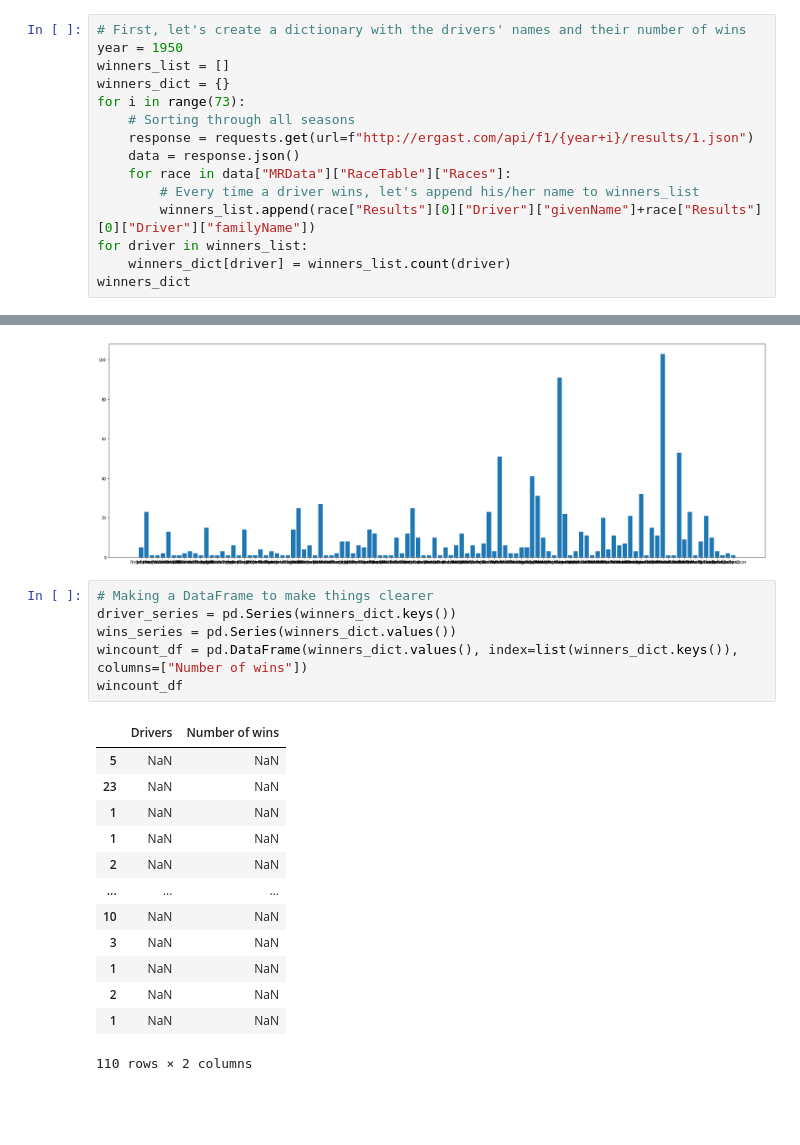
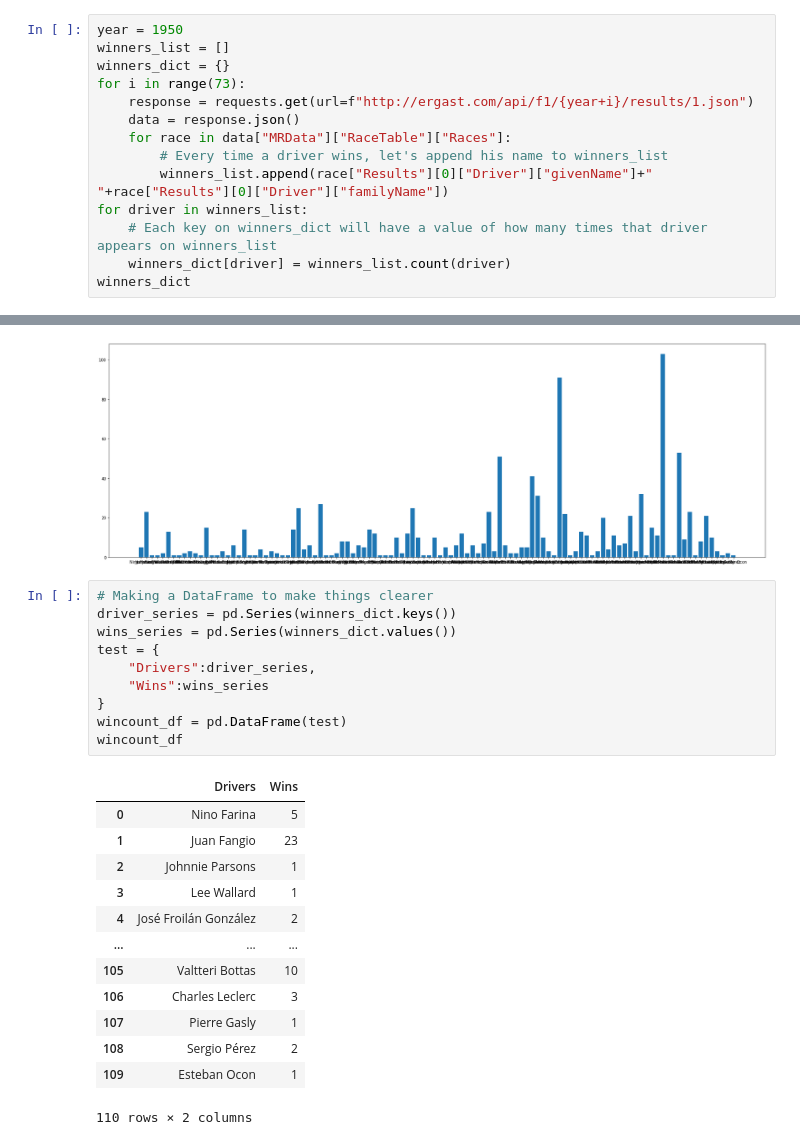
Before and after one commit to leoDomingos/study-on-formula-1-champions, a Jupyter notebook: f1-drivers-study.ipynb, the cells around one changed output, grey strips where cells are left out. Saved outputs shown, nothing was run; the diff lists cells and outputs as text; blank space fills up the shorter version.

```diff
--- a/f1-drivers-study.ipynb
+++ b/f1-drivers-study.ipynb
@@ -56,18 +50,17 @@ So we see that Felipe Massa won one more race than Lewis Hamilton, but still los
 
 Now, let's try to do the same, but for every season in Formula 1.
 # %%
-# First, let's create a dictionary with the drivers' names and their number of wins
 year = 1950
 winners_list = []
 winners_dict = {}
 for i in range(73):
-    # Sorting through all seasons
     response = requests.get(url=f"http://ergast.com/api/f1/{year+i}/results/1.json")
     data = response.json()
     for race in data["MRData"]["RaceTable"]["Races"]:
-        # Every time a driver wins, let's append his/her name to winners_list
-        winners_list.append(race["Results"][0]["Driver"]["givenName"]+race["Results"][0]["Driver"]["familyName"])
+        # Every time a driver wins, let's append his name to winners_list
+        winners_list.append(race["Results"][0]["Driver"]["givenName"]+" "+race["Results"][0]["Driver"]["familyName"])
 for driver in winners_list:
+    # Each key on winners_dict will have a value of how many times that driver appears on winners_list
     winners_dict[driver] = winners_list.count(driver)
 winners_dict
 # %% [output]
@@ -96,22 +89,26 @@ plt.bar(x=winners_dict.keys(), height=winners_dict.values(), align="center");
 # %%
 # Making a DataFrame to make things clearer
 driver_series = pd.Series(winners_dict.keys())
 wins_series = pd.Series(winners_dict.values())
-wincount_df = pd.DataFrame(winners_dict.values(), index=list(winners_dict.keys()), columns=["Number of wins"])
+test = {
+    "Drivers":driver_series,
+    "Wins":wins_series
+}
+wincount_df = pd.DataFrame(test)
 wincount_df
 # %% [output]
-|  | Drivers | Number of wins |
-| 5 | NaN | NaN |
-| 23 | NaN | NaN |
-| 1 | NaN | NaN |
-| 1 | NaN | NaN |
-| 2 | NaN | NaN |
+|  | Drivers | Wins |
+| 0 | Nino Farina | 5 |
+| 1 | Juan Fangio | 23 |
+| 2 | Johnnie Parsons | 1 |
+| 3 | Lee Wallard | 1 |
+| 4 | José Froilán González | 2 |
 | ... | ... | ... |
-| 10 | NaN | NaN |
-| 3 | NaN | NaN |
-| 1 | NaN | NaN |
-| 2 | NaN | NaN |
-| 1 | NaN | NaN |
+| 105 | Valtteri Bottas | 10 |
+| 106 | Charles Leclerc | 3 |
+| 107 | Pierre Gasly | 1 |
+| 108 | Sergio Pérez | 2 |
+| 109 | Esteban Ocon | 1 |
 110 rows × 2 columns
 # %%
 # Now let's see the top 10 winners.
```
Also changed, not shown: parts of 9 cells of this notebook.
